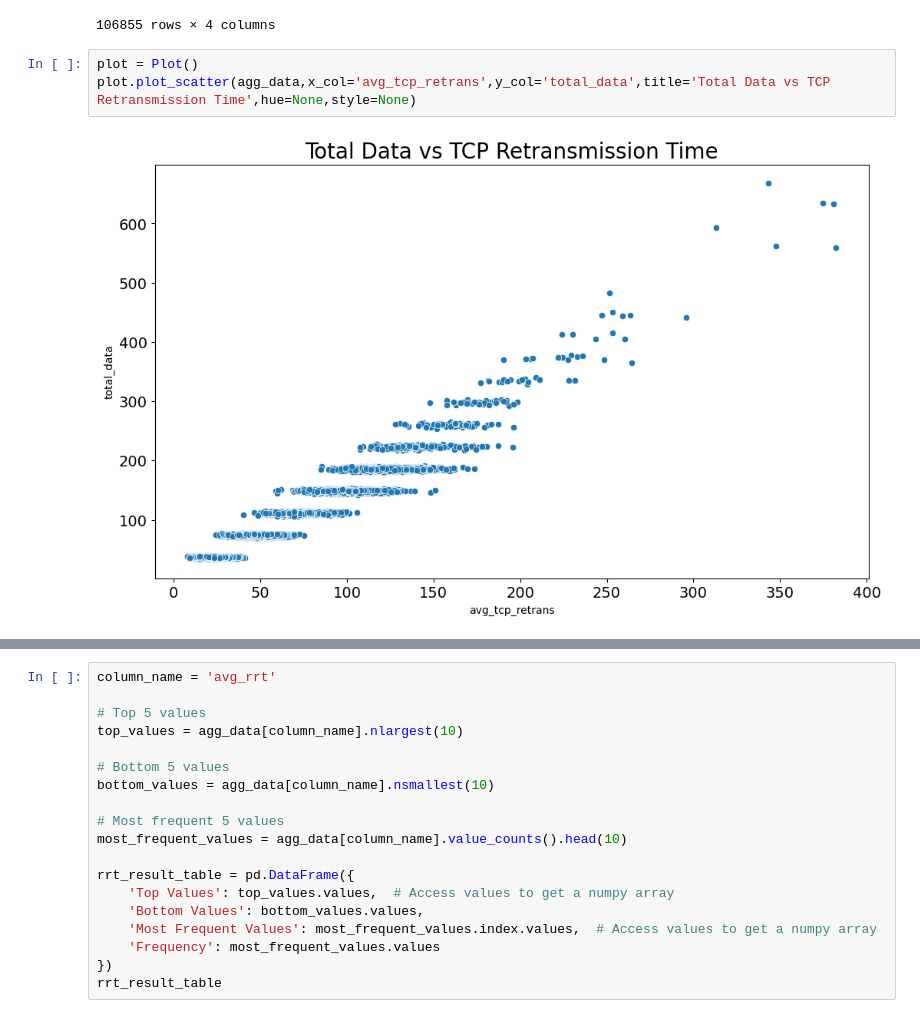
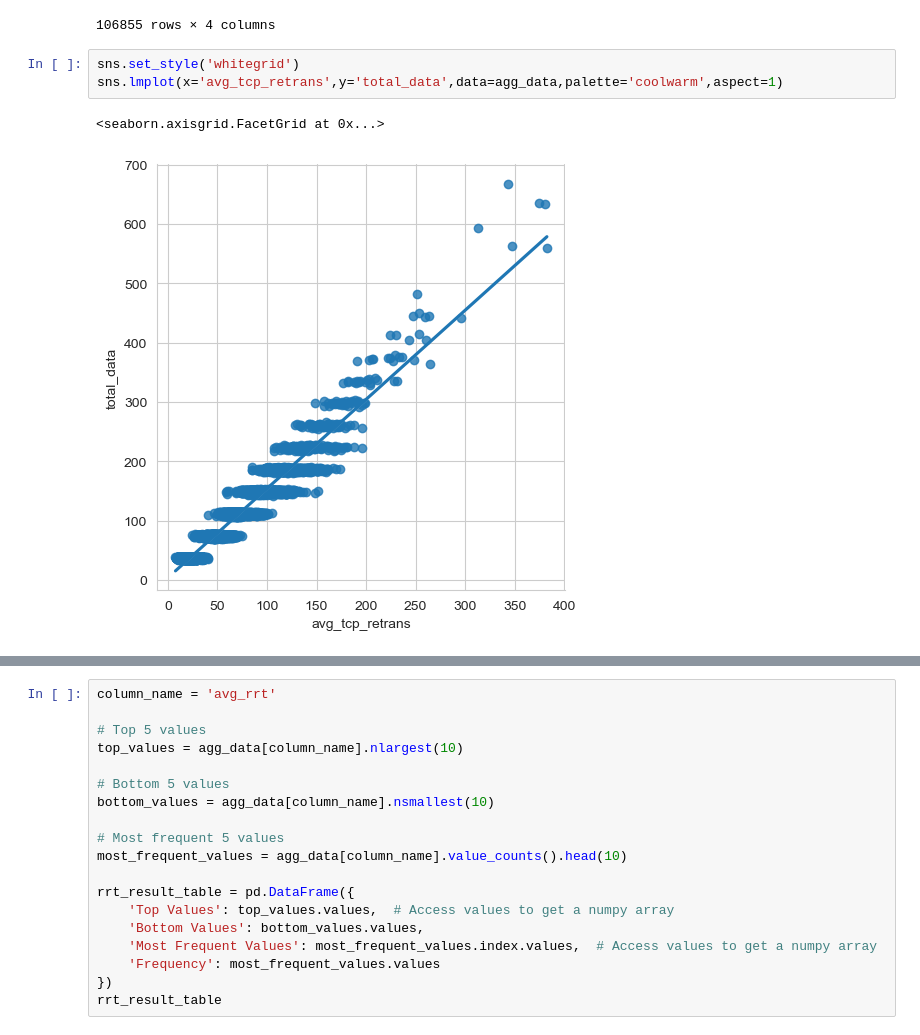
Before and after one commit to Basi10/Telecom-Data-Analysis, a Jupyter notebook: notebooks/experience-analytics.ipynb, the cells around one changed output, grey strips where cells are left out. Cells and saved outputs as stored; diff of their text form.

```diff
--- a/notebooks/experience-analytics.ipynb
+++ b/notebooks/experience-analytics.ipynb
@@ -73,11 +76,12 @@ preprocess.replace_neg_inf_with_mean(agg_data)
 | 3.370000e+14 | 23.201031 | 7.613325 | 5.488938 | 37.958856 |
 | 8.823971e+14 | 23.201031 | 7.613325 | 16.089721 | 36.098550 |
 106855 rows × 4 columns
-# %%
-plot = Plot()
-plot.plot_scatter(agg_data,x_col='avg_tcp_retrans',y_col='total_data',title='Total Data vs TCP Retransmission Time',hue=None,style=None)
-# %% [output]
-[figure, removed]
+# %%
+sns.set_style('whitegrid')
+sns.lmplot(x='avg_tcp_retrans',y='total_data',data=agg_data,palette='coolwarm',aspect=1)
+# %% [output]
+<seaborn.axisgrid.FacetGrid at 0x...>
+[figure, added]
 # %%
 plot.plot_scatter(agg_data,x_col='avg_rrt',y_col='total_data',title='Total Data vs Round Trip Time',hue=None,style=None)
 # %% [output]
```
Also changed, not shown: parts of 19 cells of this notebook.
